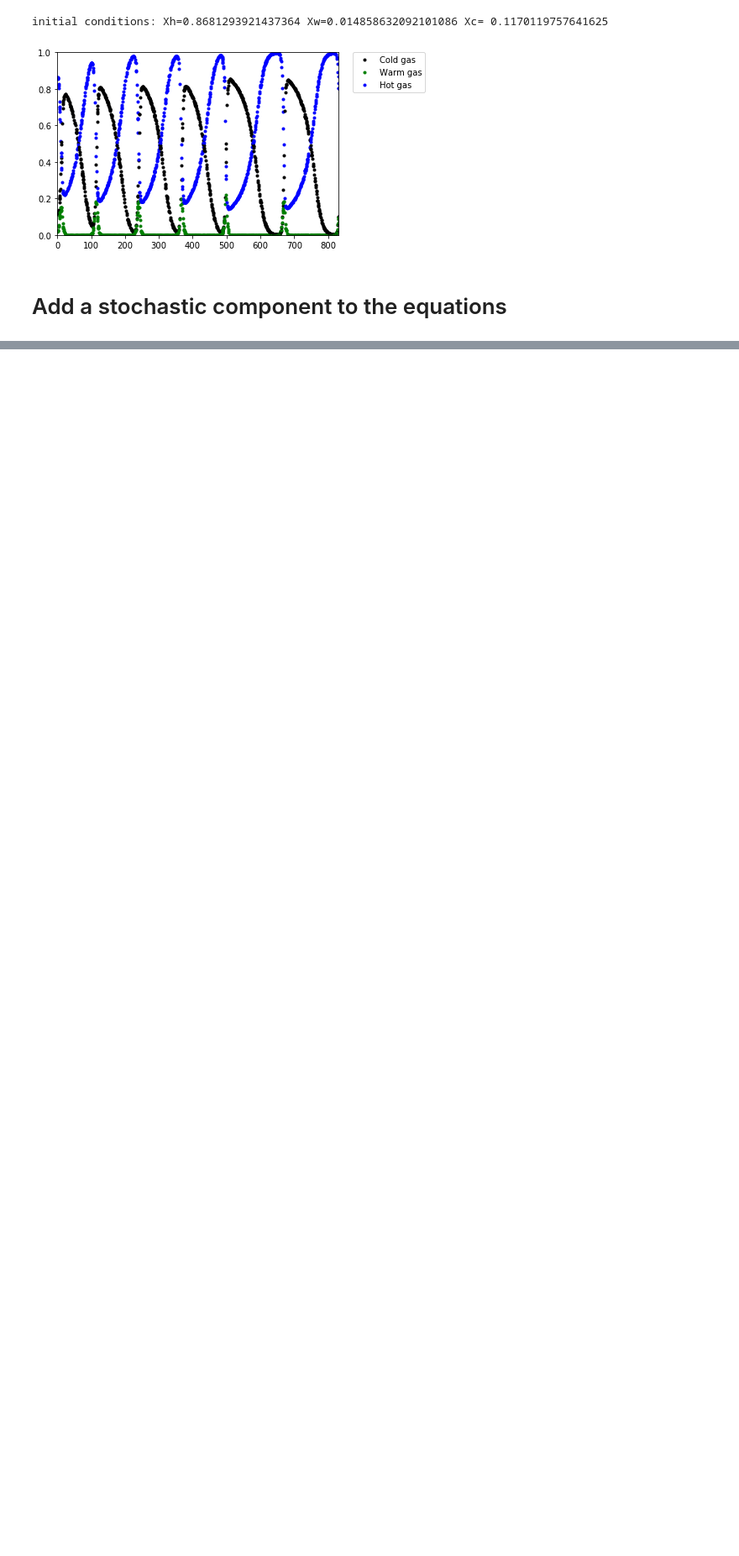
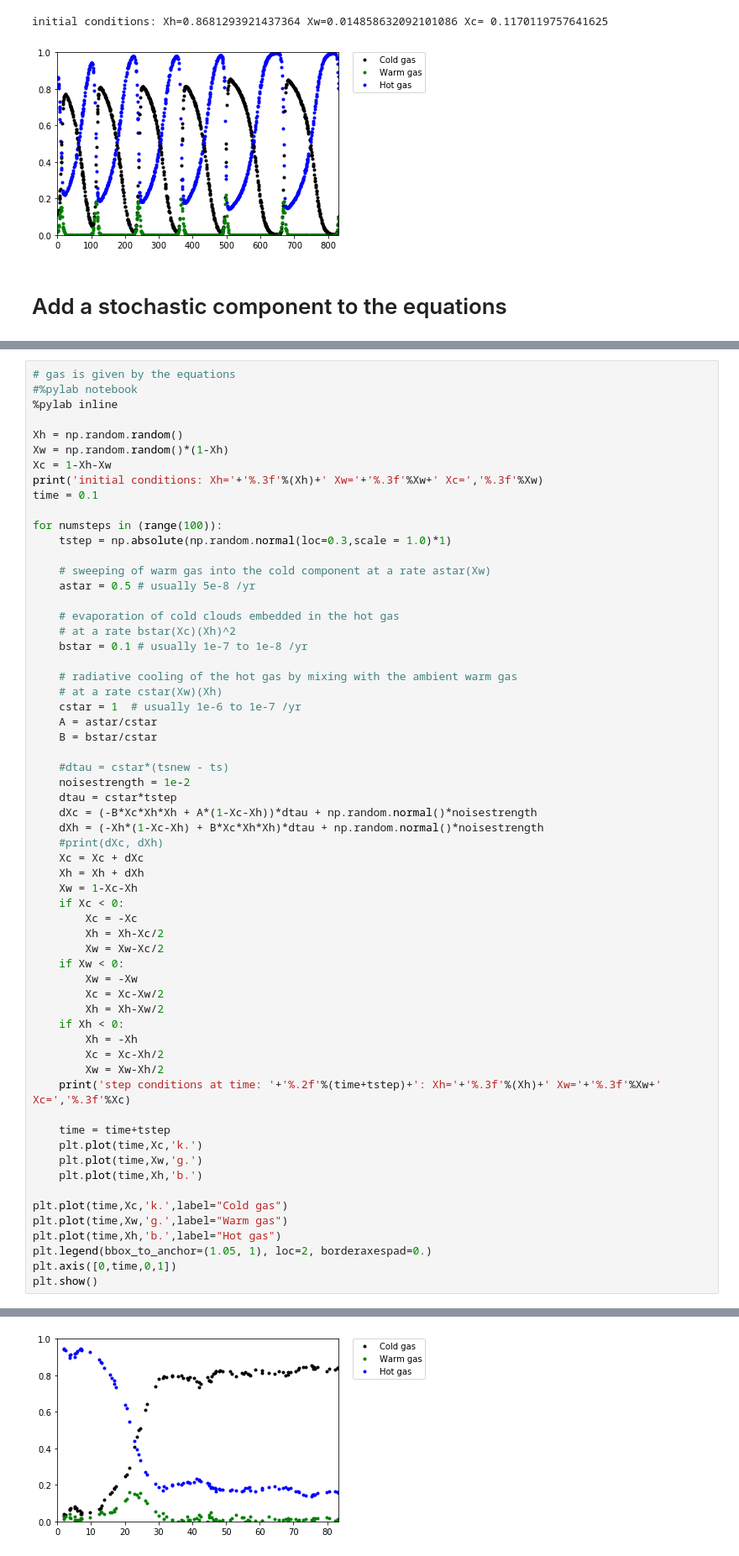
Before and after one commit to kartheikiyer/stochastic-SFHs, a Jupyter notebook: stochastic_gas_model.ipynb, the cells around one changed output, grey strips where cells are left out. Shown: that part at 84% size. Cells and saved outputs as stored; diff of their text form; blank space fills up the shorter version.

Commit message:
added stochastic term to model
as well as a variant model. reproduced some figures from (Debsarma et al. 2016)

```diff
--- a/stochastic_gas_model.ipynb
+++ b/stochastic_gas_model.ipynb
@@ -399,3 +399,65 @@ plt.show()
 # %% [output]
 initial conditions: Xh=0.242 Xw=0.161 Xc= 0.161
 [figure]
+# %%
+# gas is given by the equations
+#%pylab notebook
+%pylab inline
+
+Xh = np.random.random()
+Xw = np.random.random()*(1-Xh)
+Xc = 1-Xh-Xw
+print('initial conditions: Xh='+'%.3f'%(Xh)+' Xw='+'%.3f'%Xw+' Xc=','%.3f'%Xw)
+time = 0.1
+
+for numsteps in (range(100)):
+    tstep = np.absolute(np.random.normal(loc=0.3,scale = 1.0)*1)
+
+    # sweeping of warm gas into the cold component at a rate astar(Xw)
+    astar = 0.5 # usually 5e-8 /yr
+
+    # evaporation of cold clouds embedded in the hot gas
+    # at a rate bstar(Xc)(Xh)^2
+    bstar = 0.1 # usually 1e-7 to 1e-8 /yr
+
+    # radiative cooling of the hot gas by mixing with the ambient warm gas
+    # at a rate cstar(Xw)(Xh)
+    cstar = 1  # usually 1e-6 to 1e-7 /yr
+    A = astar/cstar
+    B = bstar/cstar
+
+    #dtau = cstar*(tsnew - ts)
+    noisestrength = 1e-2
+    dtau = cstar*tstep
+    dXc = (-B*Xc*Xh*Xh + A*(1-Xc-Xh))*dtau + np.random.normal()*noisestrength
+    dXh = (-Xh*(1-Xc-Xh) + B*Xc*Xh*Xh)*dtau + np.random.normal()*noisestrength
+    #print(dXc, dXh)
+    Xc = Xc + dXc
+    Xh = Xh + dXh
+    Xw = 1-Xc-Xh
+    if Xc < 0:
+        Xc = -Xc
+        Xh = Xh-Xc/2
+        Xw = Xw-Xc/2
+    if Xw < 0:
+        Xw = -Xw
+        Xc = Xc-Xw/2
+        Xh = Xh-Xw/2
+    if Xh < 0:
+        Xh = -Xh
+        Xc = Xc-Xh/2
+        Xw = Xw-Xh/2
+    print('step conditions at time: '+'%.2f'%(time+tstep)+': Xh='+'%.3f'%(Xh)+' Xw='+'%.3f'%Xw+' Xc=','%.3f'%Xc)
+
+    time = time+tstep
+    plt.plot(time,Xc,'k.')
+    plt.plot(time,Xw,'g.')
+    plt.plot(time,Xh,'b.')
+
+plt.plot(time,Xc,'k.',label="Cold gas")
+plt.plot(time,Xw,'g.',label="Warm gas")
+plt.plot(time,Xh,'b.',label="Hot gas")
+plt.legend(bbox_to_anchor=(1.05, 1), loc=2, borderaxespad=0.)
+plt.axis([0,time,0,1])
+plt.show()
+# %% [output]
@@ -401,0 +481 @@ initial conditions: Xh=0.242 Xw=0.161 Xc= 0.161
+[figure, added]
```
Also changed, not shown: parts of 23 cells of this notebook.
